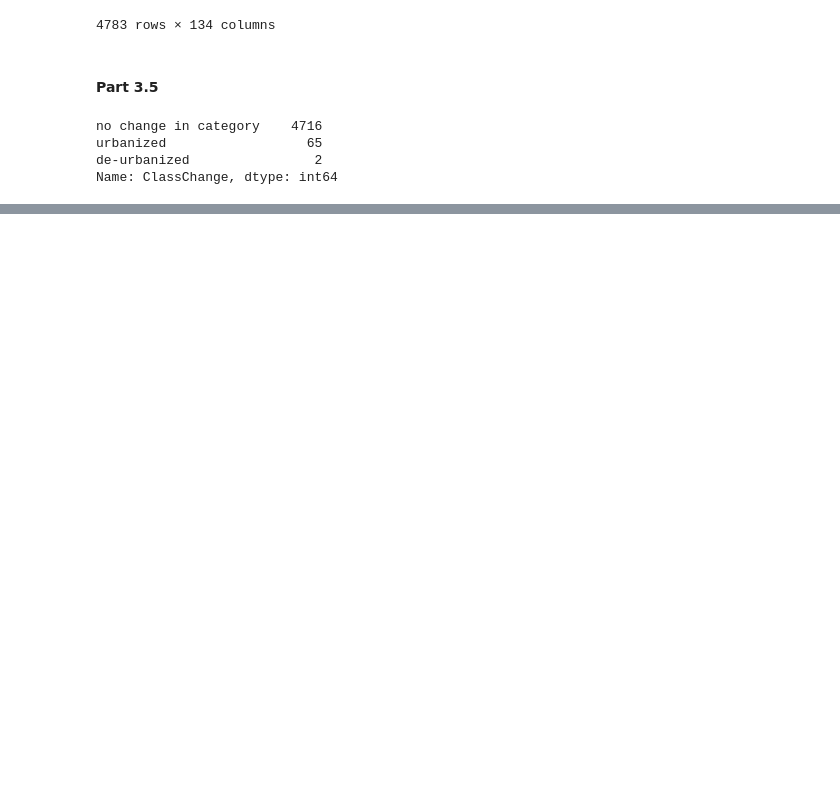
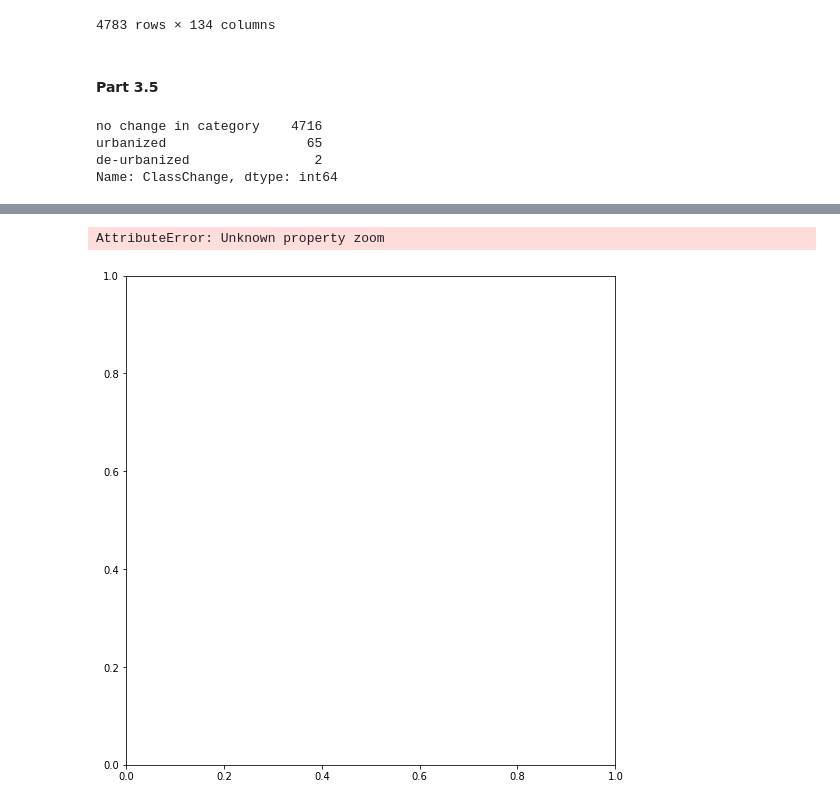
Before and after one commit to RedDead2/Group-Lab-3-Urban-Change, a Jupyter notebook: Lab3.ipynb, the cells around one changed output, grey strips where cells are left out. Cells and saved outputs as stored; diff of their text form; code cells hidden in the pictures; blank space fills up the shorter version.

```diff
--- a/Lab3.ipynb
+++ b/Lab3.ipynb
@@ -130,0 +142,5 @@ Name: ClassChange, dtype: int64
+# %%
+data.plot(column="ClassChange",figsize=(15,9),zoom =14, legend=True)
+# %% [output]
+AttributeError: Unknown property zoom
+[figure, added]
```
Also changed, not shown: parts of 2 cells of this notebook, 1 other file.
